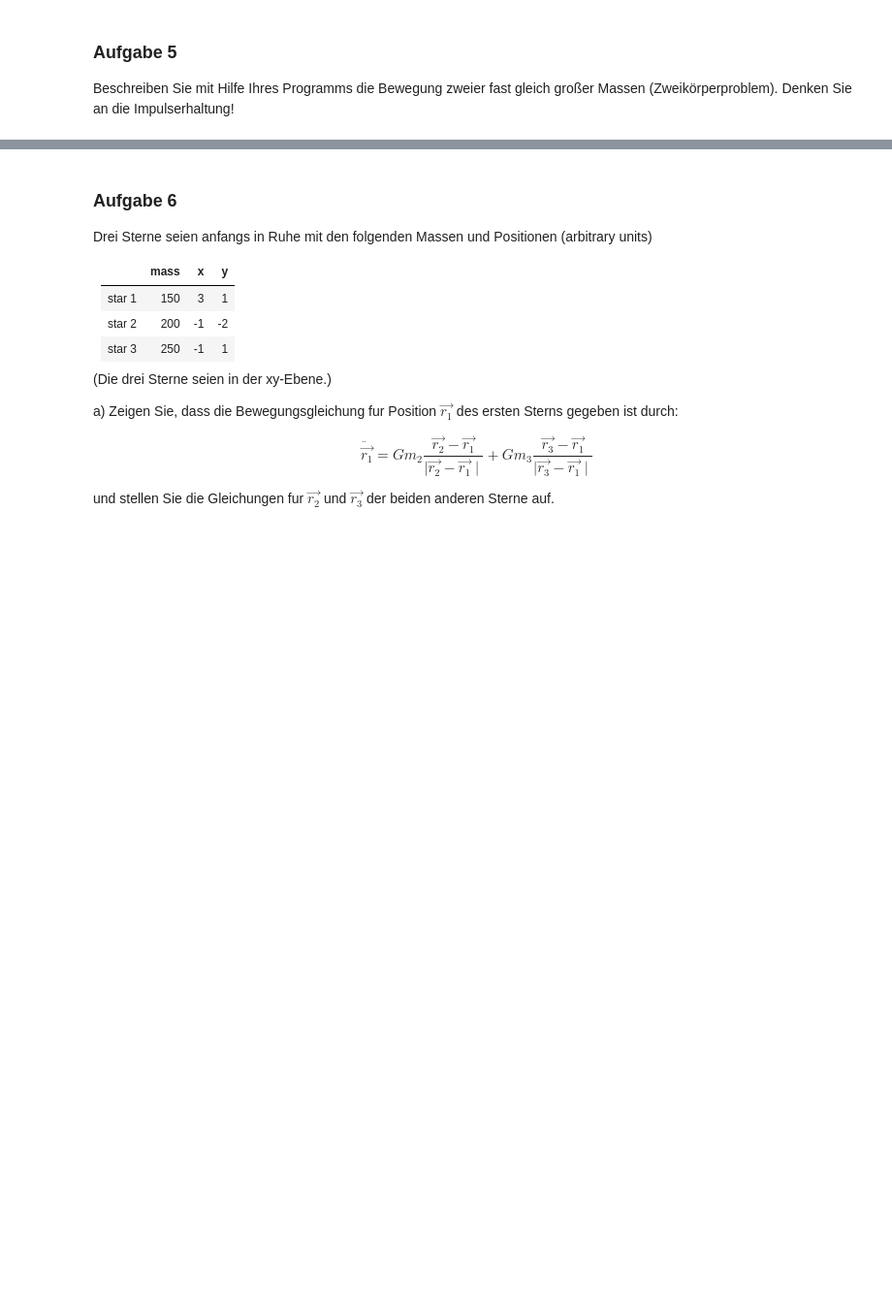
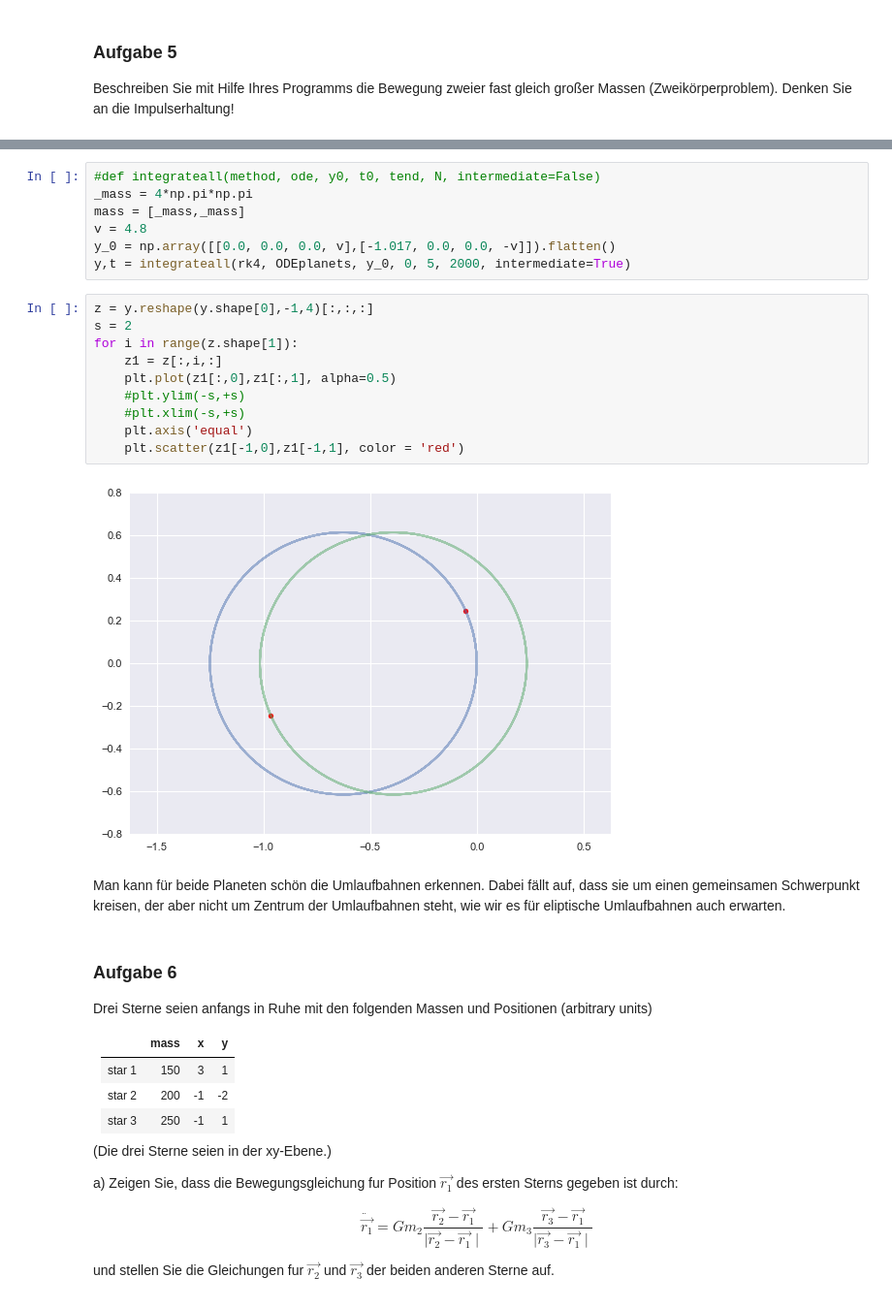
Before and after one commit to EkaterinaKasina/modellbildung_simulation, a Jupyter notebook: Blatt2/Abgabe2.ipynb, the cells around one changed output, grey strips where cells are left out. Shown at 97% size. Drawn from its saved outputs; the diff is of its cells as text; blank space fills up the shorter version.

```diff
--- a/Blatt2/Abgabe2.ipynb
+++ b/Blatt2/Abgabe2.ipynb
@@ -245,3 +309,24 @@ Beschreiben Sie mit Hilfe Ihres Programms die Bewegung zweier fast gleich große
+# %%
+#def integrateall(method, ode, y0, t0, tend, N, intermediate=False)
+_mass = 4*np.pi*np.pi
+mass = [_mass,_mass]
+v = 4.8
+y_0 = np.array([[0.0, 0.0, 0.0, v],[-1.017, 0.0, 0.0, -v]]).flatten()
+y,t = integrateall(rk4, ODEplanets, y_0, 0, 5, 2000, intermediate=True)
+# %%
+z = y.reshape(y.shape[0],-1,4)[:,:,:]
+s = 2
+for i in range(z.shape[1]):
+    z1 = z[:,i,:]
+    plt.plot(z1[:,0],z1[:,1], alpha=0.5)
+    #plt.ylim(-s,+s)
+    #plt.xlim(-s,+s)
+    plt.axis('equal')
+    plt.scatter(z1[-1,0],z1[-1,1], color = 'red')
+# %% [output]
+[figure, added]
+# %% [markdown]
+Man kann für beide Planeten schön die Umlaufbahnen erkennen. Dabei fällt auf, dass sie um einen gemeinsamen Schwerpunkt kreisen, der aber nicht um Zentrum der Umlaufbahnen steht, wie wir es für eliptische Umlaufbahnen auch erwarten.
 # %% [markdown]
 ### Aufgabe 6
 Drei Sterne seien anfangs in Ruhe mit den folgenden Massen und Positionen (arbitrary
```
Also changed, not shown: parts of 7 cells of this notebook.
